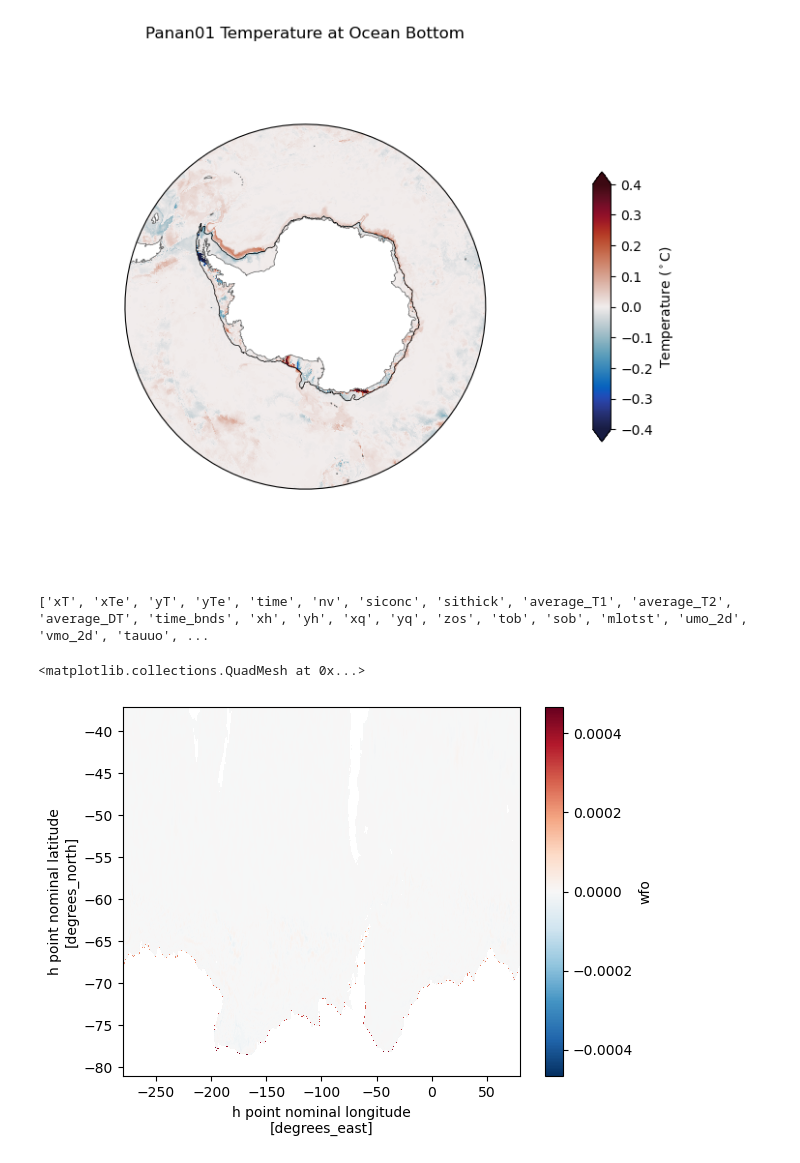
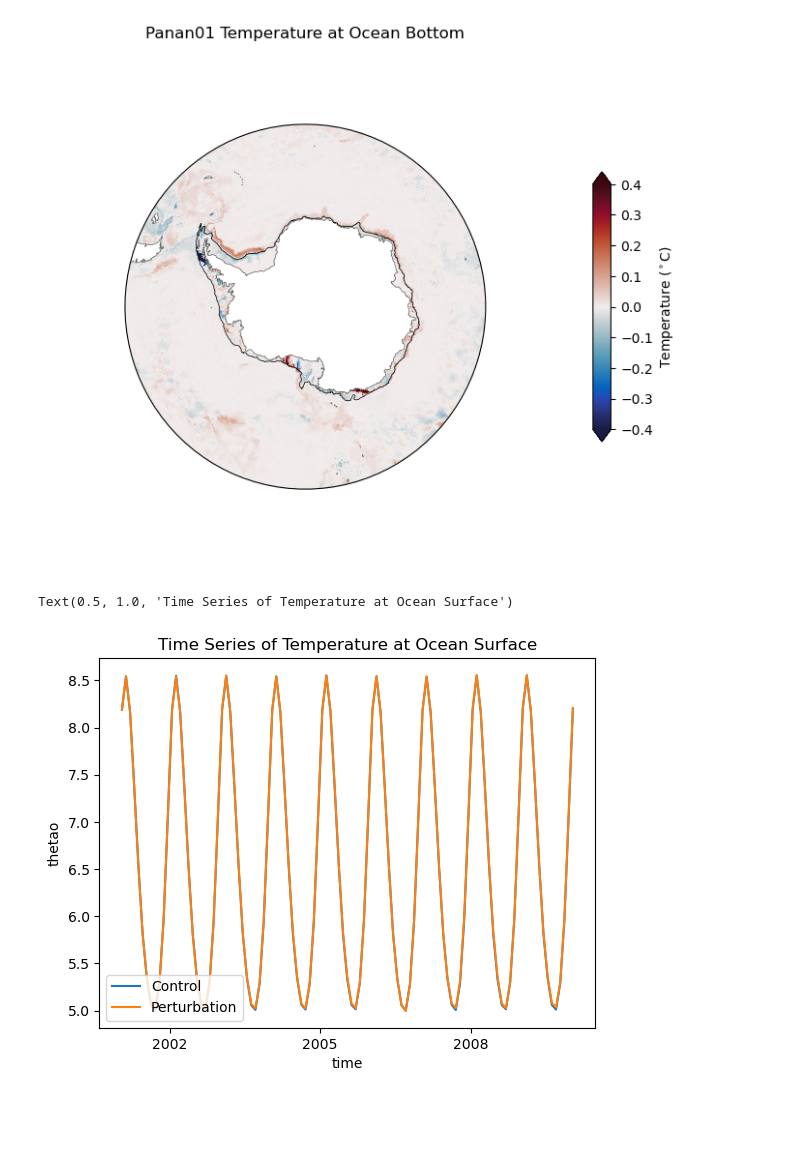
Before and after one commit to adele-morrison/panan-meltwater, a Jupyter notebook: notebooks/salinity_analysis/Panan01OtherAnomaly.ipynb, the cells around one changed output. Cells and saved outputs as stored; diff of their text form; code cells hidden in the pictures; blank space fills up the shorter version.

```diff
--- a/notebooks/salinity_analysis/Panan01OtherAnomaly.ipynb
+++ b/notebooks/salinity_analysis/Panan01OtherAnomaly.ipynb
@@ -33,6 +30,8 @@ control_WFO = pancontrol01.search(variable="wfo", frequency="1mon").to_dask()
 trial_WFO = pantrial01.search(variable="wfo", frequency="1mon").to_dask()
 control_TOB = pancontrol01.search(variable="tob", frequency="1mon").to_dask()
 trial_TOB = pantrial01.search(variable="tob", frequency="1mon").to_dask()
+control_temp = pancontrol01.search(variable="thetao", frequency="1mon").to_dask()
+trial_temp = pantrial01.search(variable="thetao", frequency="1mon").to_dask()
 # %%
 #Area weighting
 data_fixed = pancontrol01.search(variable=["areacello","deptho"],path=".*output021.*").to_dask()
@@ -42,6 +41,8 @@ control_WFO = control_WFO.assign_coords({"areacello": areacello})
 trial_WFO = trial_WFO.assign_coords({"areacello": areacello})
 control_TOB = control_TOB.assign_coords({"areacello": areacello})
 trial_TOB = trial_TOB.assign_coords({"areacello": areacello})
+control_temp = control_temp.assign_coords({"areacello": areacello})
+trial_temp = trial_temp.assign_coords({"areacello": areacello})
 # %%
 WFOpert = trial_WFO.wfo.sel(time=slice('2001-01','2010-01')).mean(dim='time')
 WFOcont = control_WFO.wfo.sel(time=slice('2001-01','2010-01')).mean(dim='time')
@@ -117,12 +132,11 @@ SOanom_TOB.plot(
 plt.title("Panan01 Temperature at Ocean Bottom");
 # %% [output]
 [figure]
-# %%
-variables = pancontrol01.unique().variable
-print(variables)
-# %% [output]
-['xT', 'xTe', 'yT', 'yTe', 'time', 'nv', 'siconc', 'sithick', 'average_T1', 'average_T2', 'average_DT', 'time_bnds', 'xh', 'yh', 'xq', 'yq', 'zos', 'tob', 'sob', 'mlotst', 'umo_2d', 'vmo_2d', 'tauuo', ...
 # %%
+tempcont_top_time = control_temp.thetao.sel(time=slice('2001-01','2010-01')).isel(z_l=0).weighted(areacello.fillna(0)).mean(dim=('xh','yh'))
+tempcont_mid_time = control_temp.thetao.sel(time=slice('2001-01','2010-01')).sel(z_l='500', method='nearest').weighted(areacello.fillna(0)).mean(dim=('xh','yh'))
+tempcont_bot_time = control_TOB.tob.sel(time=slice('2001-01','2010-01')).weighted(areacello.fillna(0)).mean(dim=('xh','yh'))
+
+temppert_top_time = trial_temp.thetao.sel(time=slice('2001-01','2010-01')).isel(z_l=0).weighted(areacello.fillna(0)).mean(dim=('xh','yh'))
+temppert_mid_time = trial_temp.thetao.sel(time=slice('2001-01','2010-01')).sel(z_l='500', method='nearest').weighted(areacello.fillna(0)).mean(dim=('xh','yh'))
+temppert_bot_time = trial_TOB.tob.sel(time=slice('2001-01','2010-01')).weighted(areacello.fillna(0)).mean(dim=('xh','yh'))
-# %% [output]
-<matplotlib.collections.QuadMesh at 0x...>
-[figure, removed]
@@ -128,0 +147,8 @@ print(variables)
+# %%
+tempcont_top_time.plot(label="Control")
+temppert_top_time.plot(label="Perturbation")
+plt.legend(loc="lower left")
+plt.title("Time Series of Temperature at Ocean Surface")
+# %% [output]
+Text(0.5, 1.0, 'Time Series of Temperature at Ocean Surface')
+[figure, added]
```
Also changed, not shown: parts of 13 cells of this notebook, 1 other file.
